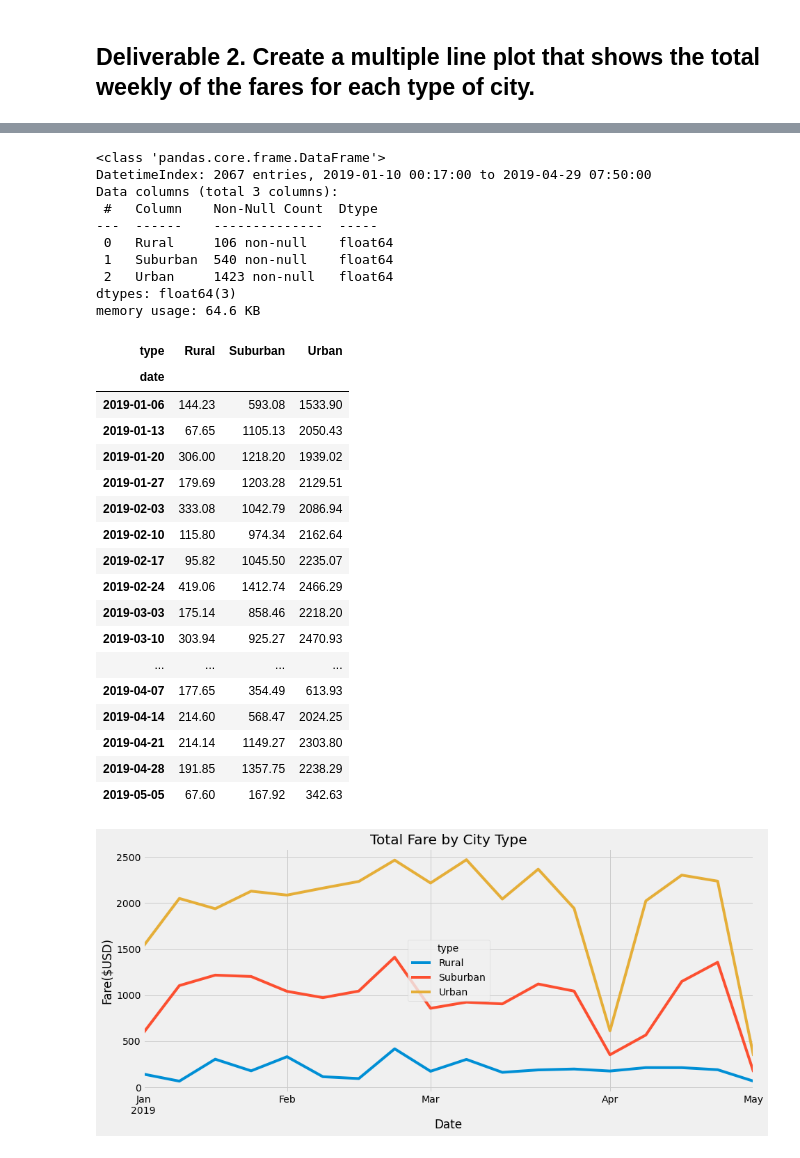
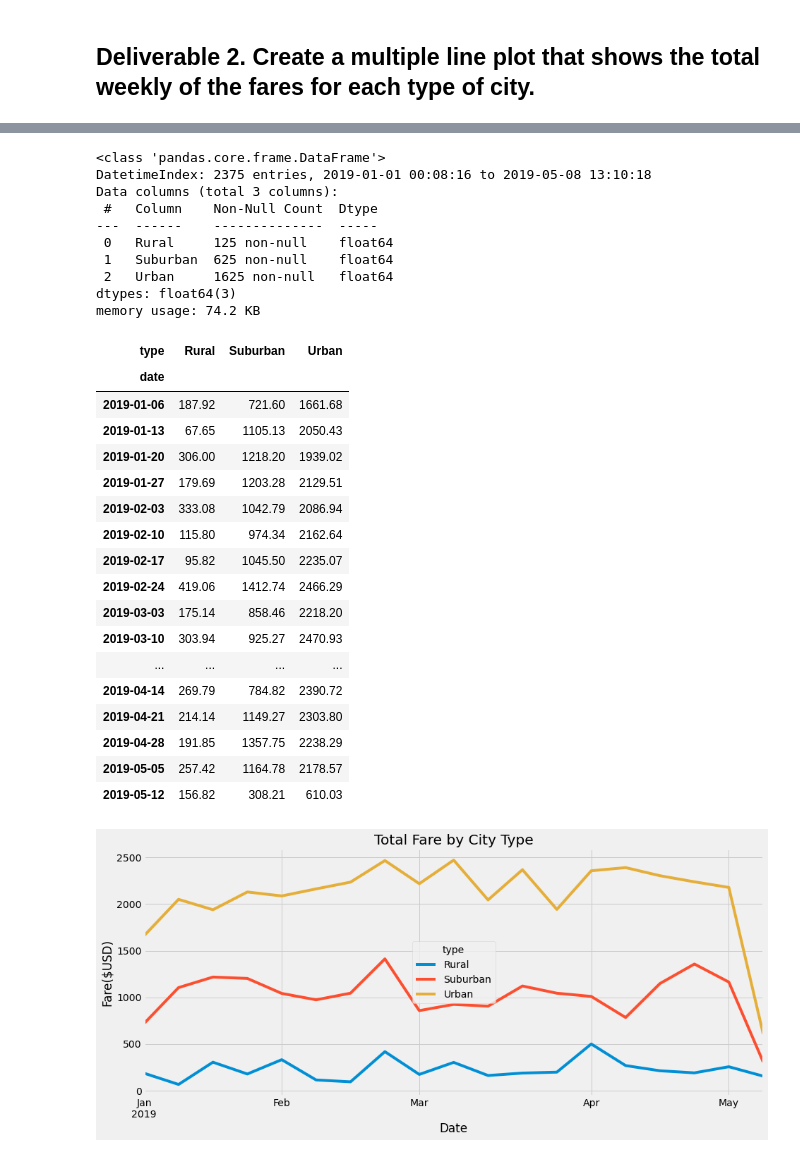
Before and after one commit to Ninax3/PyBer_Analysis, a Jupyter notebook: PyBer_Challenge.ipynb, the cells around one changed output, grey strips where cells are left out. Saved outputs shown, nothing was run; the diff lists cells and outputs as text; code cells hidden in the pictures.

```diff
--- a/PyBer_Challenge.ipynb
+++ b/PyBer_Challenge.ipynb
@@ -183,8 +176,8 @@ sum_fares_df = sum_fares_df.reset_index()
 # %%
 # 4. Create a pivot table with the 'date' as the index, the columns ='type', and values='fare'
 # to get the total fares for each type of city by the date.
-sum_fares_pivot = sum_fares_df.pivot('date', 'type', 'fare')
-sum_fares_pivot.head(25)
+total_fare_by_type_pivot = total_fare_by_type.pivot('date', 'type', 'fare')
+total_fare_by_type_pivot.head(25)
 # %% [output]
 | type | Rural | Suburban | Urban |
 | date |  |  |  |
@@ -207,7 +200,7 @@ sum_fares_pivot.head(25)
 # %%
 # 5. Create a new DataFrame from the pivot table DataFrame using loc on the given dates, '2019-01-01':'2019-04-29'.
-sum_fares_limited = sum_fares_pivot.loc[(sum_fares_pivot.index >= "1/1/2019") & (sum_fares_pivot.index <= "4/29/2019")]
-sum_fares_limited.tail(10)
+total_fare_by_type_limited = total_fare_by_type_pivot.loc[(total_fare_by_type_pivot.index >= "1/1/2019") & (total_fare_by_type_pivot.index <= "4/29/2019")]
+total_fare_by_type_limited.tail(10)
 # %% [output]
 | type | Rural | Suburban | Urban |
 | date |  |  |  |
@@ -224,30 +217,30 @@ sum_fares_limited.tail(10)
 # %%
 # 6. Set the "date" index to datetime datatype. This is necessary to use the resample() method in Step 8.
 # df.index = pd.to_datetime(df.index)
-sum_fares_limited.index = pd.to_datetime(sum_fares_limited.index)
+total_fare_by_type_limited.index = pd.to_datetime(total_fare_by_type_limited.index)
 # %%
 # 7. Check that the datatype for the index is datetime using df.info()
 #sum_fares_limited.info()
-sum_fares_limited.info()
+total_fare_by_type_limited.info()
 # %% [output]
 <class 'pandas.core.frame.DataFrame'>
-DatetimeIndex: 2067 entries, 2019-01-10 00:17:00 to 2019-04-29 07:50:00
+DatetimeIndex: 2375 entries, 2019-01-01 00:08:16 to 2019-05-08 13:10:18
 Data columns (total 3 columns):
  #   Column    Non-Null Count  Dtype
 ---  ------    --------------  -----
- 0   Rural     106 non-null    float64
- 1   Suburban  540 non-null    float64
- 2   Urban     1423 non-null   float64
+ 0   Rural     125 non-null    float64
+ 1   Suburban  625 non-null    float64
+ 2   Urban     1625 non-null   float64
 dtypes: float64(3)
-memory usage: 64.6 KB
+memory usage: 74.2 KB
 # %%
 # 8. Create a new DataFrame using the "resample()" function by week 'W' and get the sum of the fares for each week.
-sum_fares_limited_week = sum_fares_limited.resample("W").sum()
-sum_fares_limited_week.head(25)
+total_fare_by_type_limited_week = total_fare_by_type_limited.resample("W").sum()
+total_fare_by_type_limited_week.head(25)
 # %% [output]
 | type | Rural | Suburban | Urban |
 | date |  |  |  |
-| 2019-01-06 | 144.23 | 593.08 | 1533.90 |
+| 2019-01-06 | 187.92 | 721.60 | 1661.68 |
 | 2019-01-13 | 67.65 | 1105.13 | 2050.43 |
 | 2019-01-20 | 306.00 | 1218.20 | 1939.02 |
 | 2019-01-27 | 179.69 | 1203.28 | 2129.51 |
@@ -258,33 +251,29 @@ sum_fares_limited_week.head(25)
 | 2019-03-03 | 175.14 | 858.46 | 2218.20 |
 | 2019-03-10 | 303.94 | 925.27 | 2470.93 |
 | ... | ... | ... | ... |
-| 2019-04-07 | 177.65 | 354.49 | 613.93 |
-| 2019-04-14 | 214.60 | 568.47 | 2024.25 |
+| 2019-04-14 | 269.79 | 784.82 | 2390.72 |
 | 2019-04-21 | 214.14 | 1149.27 | 2303.80 |
 | 2019-04-28 | 191.85 | 1357.75 | 2238.29 |
-| 2019-05-05 | 67.60 | 167.92 | 342.63 |
+| 2019-05-05 | 257.42 | 1164.78 | 2178.57 |
+| 2019-05-12 | 156.82 | 308.21 | 610.03 |
 # %%
 # 8. Using the object-oriented interface method, plot the resample DataFrame using the df.plot() function.
 
 # Import the style from Matplotlib.
 from matplotlib import style
 # Use the graph style fivethirtyeight.
 style.use('fivethirtyeight')
-sum_fares_limited_week.plot(figsize = (14,6))
+total_fare_by_type_limited_week.plot(figsize = (14,6))
 
-# Create the plot and add a label for the legend. MATLAB
-#plt.plot(x_axis, y_axis, marker="*", color="blue", linewidth=2, label='Boston')
 # Create labels for the x and y axes.
 plt.xlabel("Date")
 plt.ylabel("Fare($USD)")
-# Set the x limit.
-#plt.xlim("Jan", "May")
+
 # Create a title.
 plt.title("Total Fare by City Type")
-# Add the legend.
-#plt.legend()
+
 # Save the figure.
 #plt.savefig("Analysis/Fig1.png")
 plt.savefig("Analysis/PyBer_fare_summary.png")
 # %% [output]
-[figure, old version]
+[figure, new version]
```
Also changed, not shown: parts of 8 cells of this notebook, 1 other file.
